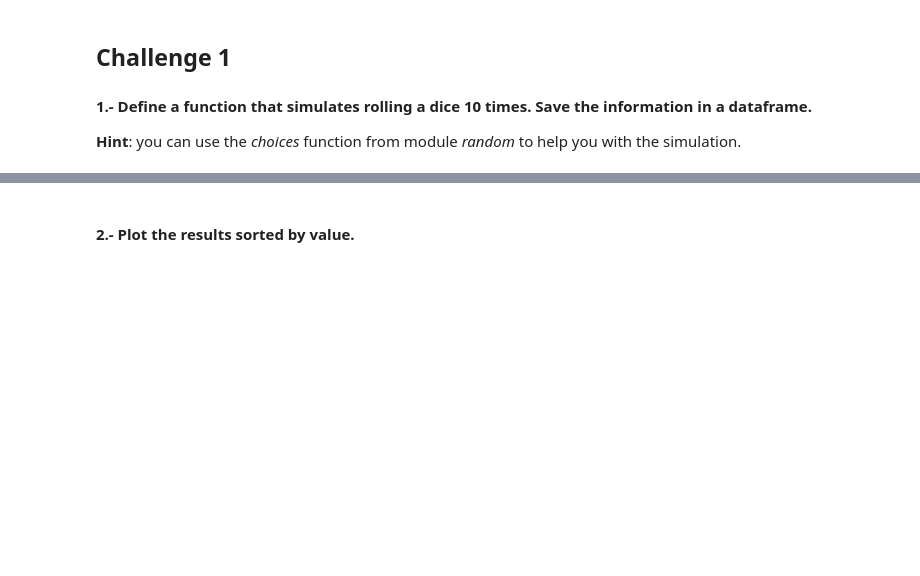
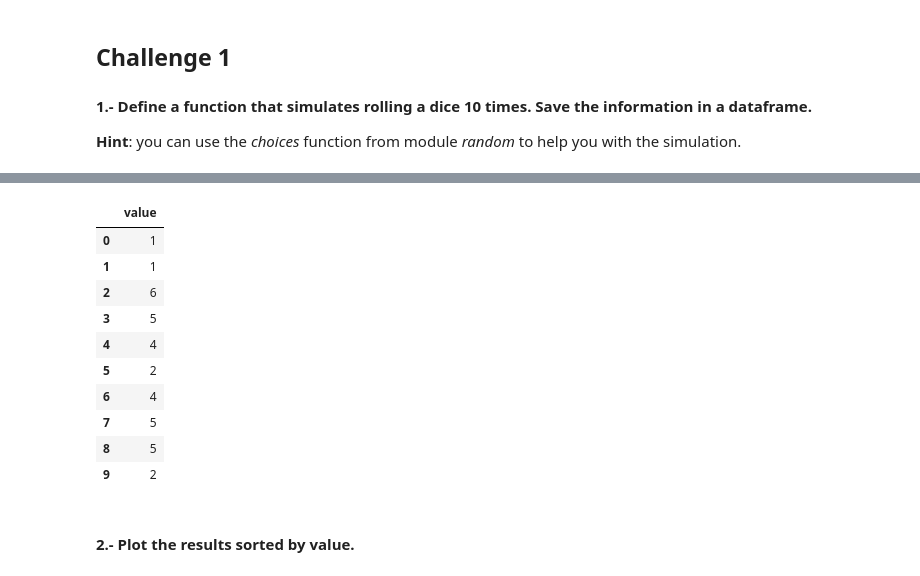
Before and after one commit to Shinan-tech/data-pt-ber-08-20, a Jupyter notebook: Labs/module-2_labs/01_statistics/03_lab-descriptive-stats/your-code/main.ipynb, the cells around one changed output, grey strips where cells are left out. Saved outputs shown, nothing was run; the diff lists cells and outputs as text; code cells hidden in the pictures; blank space fills up the shorter version.

```diff
--- a/Labs/module-2_labs/01_statistics/03_lab-descriptive-stats/your-code/main.ipynb
+++ b/Labs/module-2_labs/01_statistics/03_lab-descriptive-stats/your-code/main.ipynb
@@ -22,3 +38,21 @@ def roll_dice():
+# %%
+def dice_roll(n=10):
+    return pd.DataFrame([randint(1,6) for i in range(n)],columns=['value'])
+
+rolls = dice_roll()
+rolls
+# %% [output]
+|  | value |
+| 0 | 1 |
+| 1 | 1 |
+| 2 | 6 |
+| 3 | 5 |
+| 4 | 4 |
+| 5 | 2 |
+| 6 | 4 |
+| 7 | 5 |
+| 8 | 5 |
+| 9 | 2 |
 # %% [markdown]
 #### 2.- Plot the results sorted by value.
 # %%
```
Also changed, not shown: parts of 2 cells of this notebook, 2 other files.
